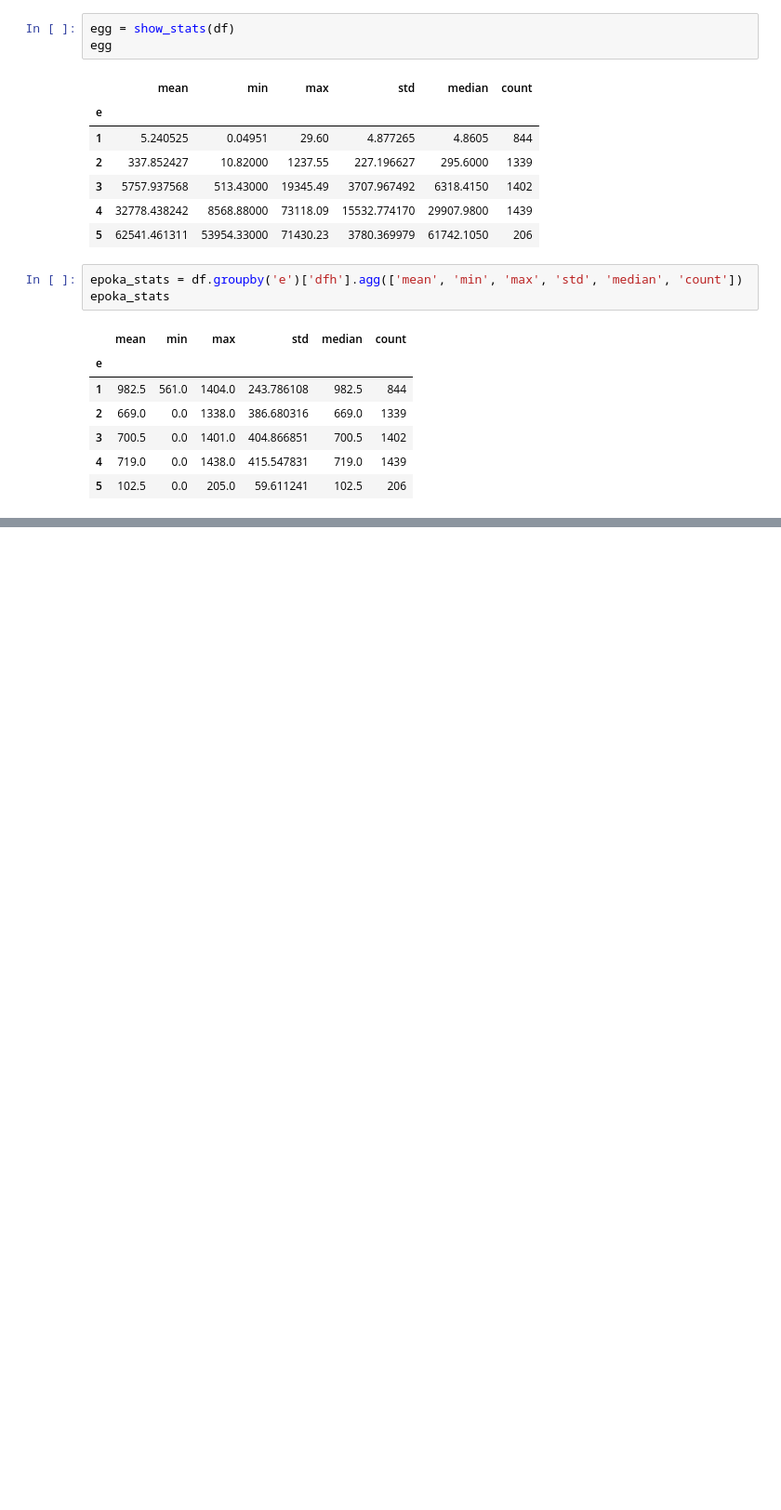
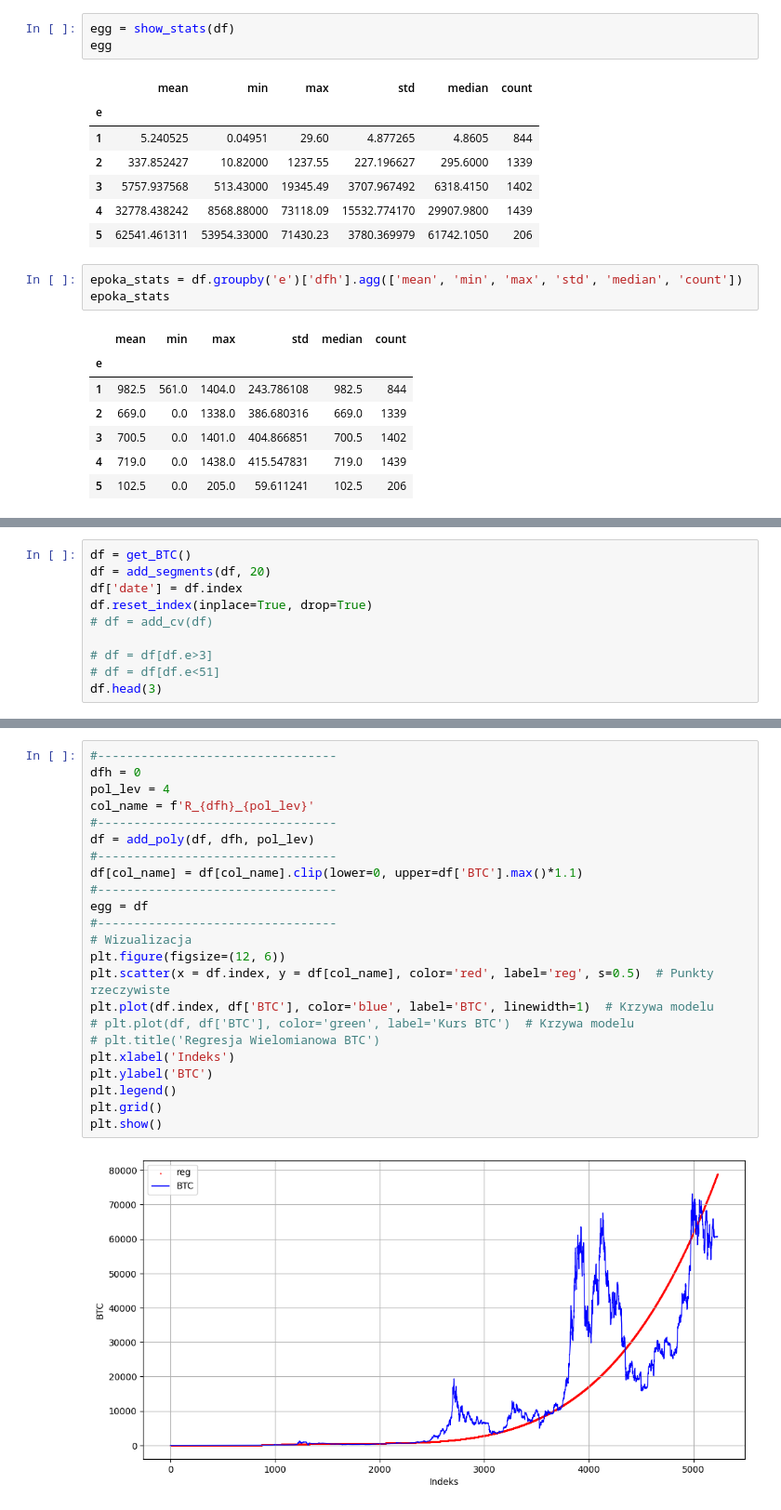
Before and after one commit to Cobasim/streamlit_yfinance, a Jupyter notebook: s2f_model_temp_work/s2f_temp.ipynb, the cells around one changed output, grey strips where cells are left out. Shown: that part at 93% size. Drawn from its saved outputs; the diff is of its cells as text; blank space fills up the shorter version.

```diff
--- a/s2f_model_temp_work/s2f_temp.ipynb
+++ b/s2f_model_temp_work/s2f_temp.ipynb
@@ -72,0 +187,10 @@ egg
+# %%
+df = get_BTC()
+df = add_segments(df, 20)
+df['date'] = df.index
+df.reset_index(inplace=True, drop=True)
+# df = add_cv(df)
+
+# df = df[df.e>3]
+# df = df[df.e<51]
+df.head(3)
@@ -72,0 +208,25 @@ egg
+# %%
+#---------------------------------
+dfh = 0
+pol_lev = 4
+col_name = f'R_{dfh}_{pol_lev}'
+#---------------------------------
+df = add_poly(df, dfh, pol_lev)
+#---------------------------------
+df[col_name] = df[col_name].clip(lower=0, upper=df['BTC'].max()*1.1)
+#---------------------------------
+egg = df
+#---------------------------------
+# Wizualizacja
+plt.figure(figsize=(12, 6))
+plt.scatter(x = df.index, y = df[col_name], color='red', label='reg', s=0.5)  # Punkty rzeczywiste
+plt.plot(df.index, df['BTC'], color='blue', label='BTC', linewidth=1)  # Krzywa modelu
+# plt.plot(df, df['BTC'], color='green', label='Kurs BTC')  # Krzywa modelu
+# plt.title('Regresja Wielomianowa BTC')
+plt.xlabel('Indeks')
+plt.ylabel('BTC')
+plt.legend()
+plt.grid()
+plt.show()
+# %% [output]
+[figure, added]
```
Also changed, not shown: parts of 14 cells of this notebook.
